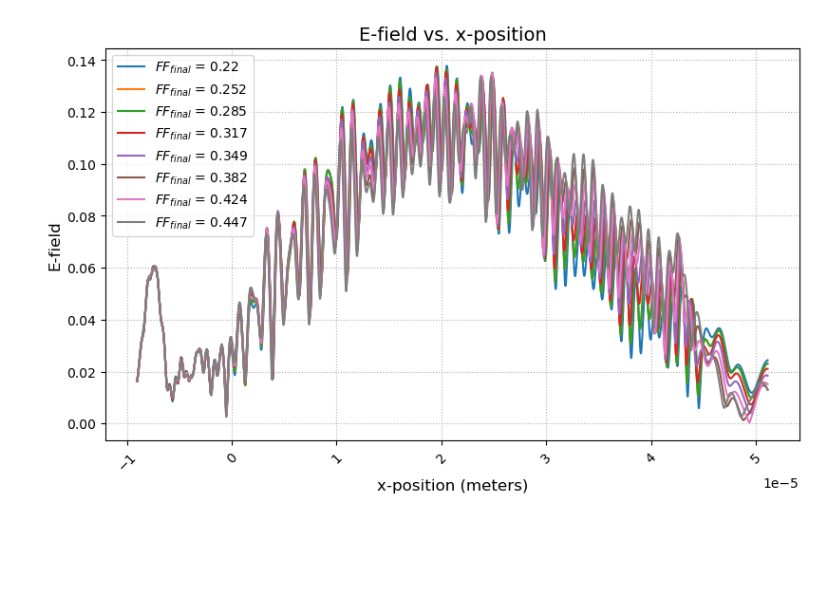
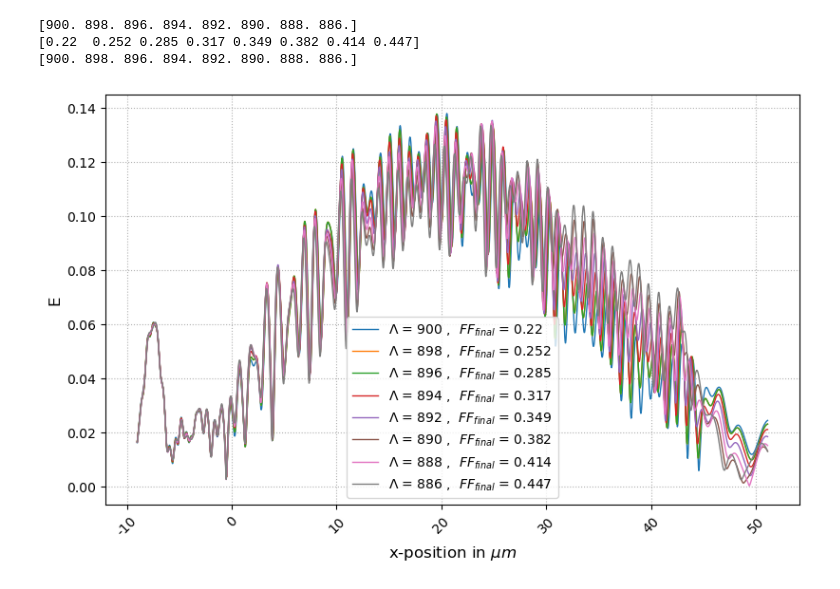
Before and after one commit to TobsTha/BA_code, a Jupyter notebook: Graphics/Up_E_overlay/overlay.ipynb, the cells around one changed output. Saved outputs shown, nothing was run; the diff lists cells and outputs as text; code cells hidden in the pictures; blank space fills up the shorter version.

Commit message:
corrected heatmap

```diff
--- a/Graphics/Up_E_overlay/overlay.ipynb
+++ b/Graphics/Up_E_overlay/overlay.ipynb
@@ -5,7 +5,9 @@ import pandas as pd
 from sklearn.metrics import r2_score
 from scipy.optimize import curve_fit
 # %%
-finalFF = np.round(np.array([220, 252, 285, 317, 349, 382, 424, 447])*0.001, 3)
+finalFF = np.round(np.array([220, 252, 285, 317, 349, 382, 414, 447])*0.001, 3)
+period = np.linspace(900, 886, 8)
+print(period)
 
 data_path = []
 data_path.append('data\\220.txt')
@@ -21,6 +23,23 @@ data_path.append('data\\447.txt')
 data_label = []
 for i in range(8):
     data_label.append('$FF_{{final}}$ = {}'.format(finalFF[i]))
+
+
+
+data_label_period = []
+for i in range(8):
+    data_label_period.append('$\\Lambda$ = {}'.format(int(period[i])))
+
+print(finalFF)
+print(period)
+
+data_label_both = []
+for i in range(8):
+    data_label_both.append('$\\Lambda$ = {} ,  $FF_{{final}}$ = {}'.format(int(period[i]), finalFF[i]))
+# %% [output]
+[900. 898. 896. 894. 892. 890. 888. 886.]
+[0.22  0.252 0.285 0.317 0.349 0.382 0.414 0.447]
+[900. 898. 896. 894. 892. 890. 888. 886.]
 # %%
 data_E = pd.DataFrame({})
 data_x = pd.DataFrame({})
@@ -40,24 +59,27 @@ for i in range(8):
 # %%
 # Plot the data
 fig, ax = plt.subplots(figsize=(8, 5), layout='constrained')
 for i in range(8):
-    ax.plot(data_x[i], data_E[i], marker='', linestyle='-', label = data_label[i])
+    ax.plot(data_x[i], data_E[i], marker='', linewidth = 1 ,linestyle='-', label = data_label_both[i])
 
 # Use scientific notation for x-axis tick labels if appropriate
 ax.ticklabel_format(style='sci', axis='x', scilimits=(0,0))
+ax.set_xticks([x * 1e-5 for x in [-1, 0, 1, 2, 3, 4, 5]])
+ax.set_xticklabels([-10, 0, 10, 20, 30, 40, 50])
 
 # Increase label font size for readability and add a title
-ax.set_xlabel('x-position (meters)', fontsize=12)
-ax.set_ylabel('E-field', fontsize=12)
-ax.set_title('E-field vs. x-position', fontsize=14)
+ax.set_xlabel('x-position in $\\mu m$', fontsize=12)
+ax.set_ylabel('E', fontsize=12)
+# ax.set_title('E-field vs. x-position', fontsize=14)
 
 # Rotate x-axis tick labels to prevent overlap
 ax.tick_params(axis='x', labelrotation=45, labelsize=10)
 
 # Show grid
 ax.grid(True, linestyle = ':')
 ax.legend()
 plt.show()
 fig.savefig('Up_E_overlay.png', dpi=300)
+fig.savefig('Up_E_overlay.pdf', dpi=300)
 # %% [output]
-[figure, old version]
+[figure, new version]
```
Also changed, not shown: 2 other files.
